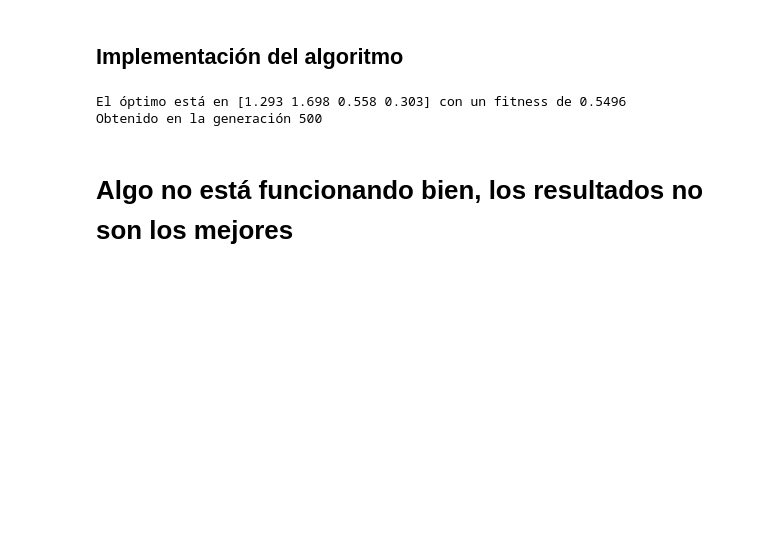
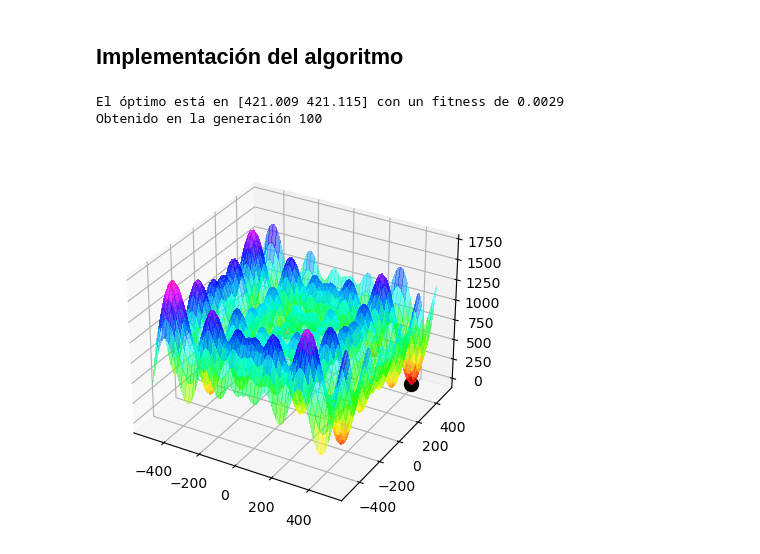
Before and after one commit to isaac0964/Algoritmos_Bioinspirados, a Jupyter notebook: PSO/PSO_gbest_GomezCanales.ipynb, the cells around one changed output. Cells and saved outputs as stored; diff of their text form; code cells hidden in the pictures; blank space fills up the shorter version.

Commit message:
Agregar clip para limites de X

```diff
--- a/PSO/PSO_gbest_GomezCanales.ipynb
+++ b/PSO/PSO_gbest_GomezCanales.ipynb
@@ -57,13 +72,14 @@ def actualizar_vel(v, X, y, y_hat, c1, c2):
 # %% [markdown]
 ## Definir Hiperparametros del algoritmo
 # %%
-d = 4  # Numero de dimensiones
-n = 100  # Numero de particulas
-rango = [[-10, 10]]  # Rango de las variables
-c1 = 0.5  # Peso para personal best
-c2 = 0.5  # Peso social
-funcion = f.f_colville  # funcion objetivo
-max_gen = 500  # Maximo de generaciones
+d = 2  # Numero de dimensiones
+n = 50  # Numero de particulas
+rango = [[-500, 500]]  # Rango de las variables
+c1 = 0.7  # Peso para personal best
+c2 = 0.9  # Peso social
+funcion = f.f_schwefel  # funcion objetivo
+max_gen = 100  # Maximo de generaciones
+# animacion = True  # Realizar animacion o no
 tol = 1e-3  # Tolerancia para detener el algoritmo
 # %% [markdown]
 ## Implementación del algoritmo
@@ -90,34 +106,40 @@ y_hat = X[[np.argmin(funcion(X))]]
 # Incializar en cero la velocidad de las particulas
 v = np.zeros_like(X)
 
 # Seguir con el algoritmo mientra sean menos de 200 generaciones o el fitness sea menor a 0.001
 while((mejor_fitness > tol) and (gen < max_gen)):
     # Calcular el fitness del personal best
     y_ft = funcion(y)
 
     # Fitness del mejor global
     y_hat_ft = funcion(y_hat)
 
     # Fitness de la poblacion
     X_ft = funcion(X)
 
     # Actualizar el personal y global best
     y, y_hat = pg_best(X, y, y_hat, X_ft, y_ft, y_hat_ft)
 
     # Actualizar velocidad
     v = actualizar_vel(v, X, y, y_hat, c1, c2)
 
     # Actualizar la posicion de las particulas
     X += v
 
+    # Clipear para evitar que los valores se salgan del rango
+    X = np.clip(X, a_min=rango[:, 0], a_max=rango[:, 1])
+
     # Aumentar la generacion
     gen += 1
 
 # Una vez concluido el algoritmo se muestran los resultados
 print(f"El óptimo está en {np.around(y_hat[0], 3)} con un fitness de {funcion(y_hat)[0]:0.4f}")
 print(f"Obtenido en la generación {gen}")
+
+# Graficar la funcion con su minimo menos para colville
+if funcion != f.f_colville:
+    ax = f.graficar(funcion, rango=rango, n_dims=d, min=list(y_hat[0])+[funcion(y_hat)[0]])
 # %% [output]
-El óptimo está en [1.293 1.698 0.558 0.303] con un fitness de 0.5496
-Obtenido en la generación 500
+El óptimo está en [421.009 421.115] con un fitness de 0.0029
+Obtenido en la generación 100
+[figure, added]
-# %% [markdown]
-# Algo no está funcionando bien, los resultados no son los mejores
```
Also changed, not shown: parts of 1 cell of this notebook.
